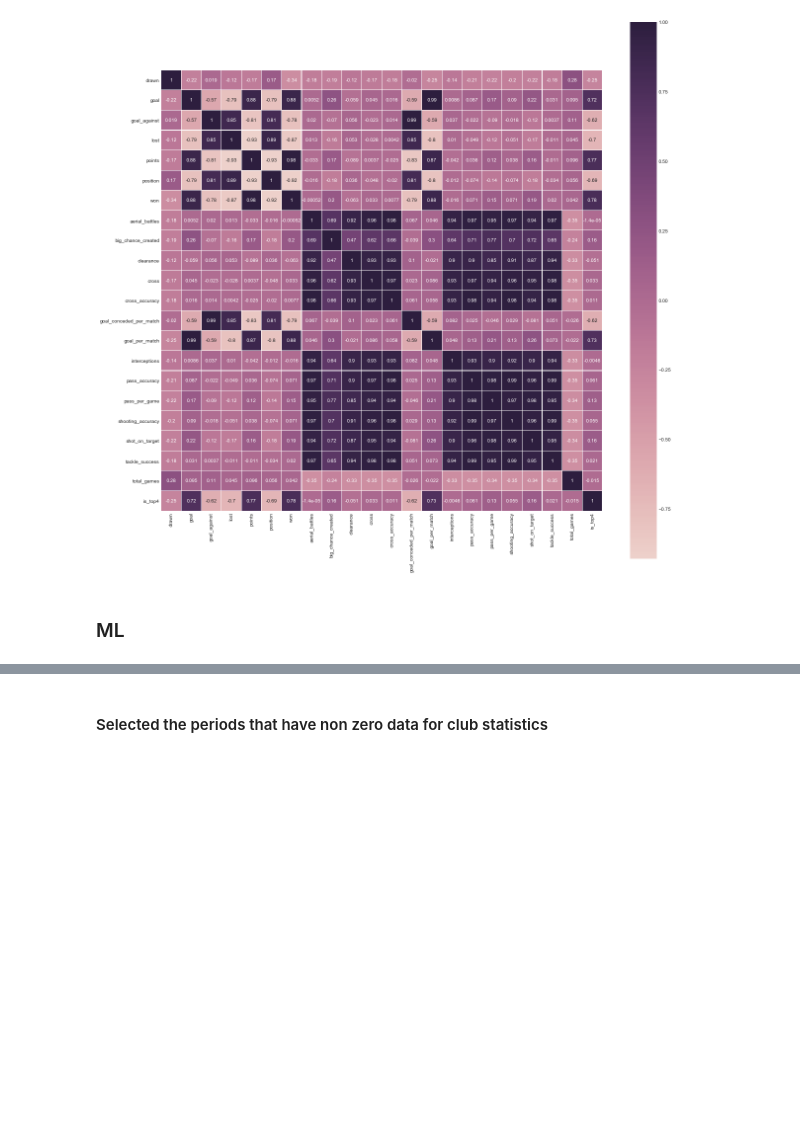
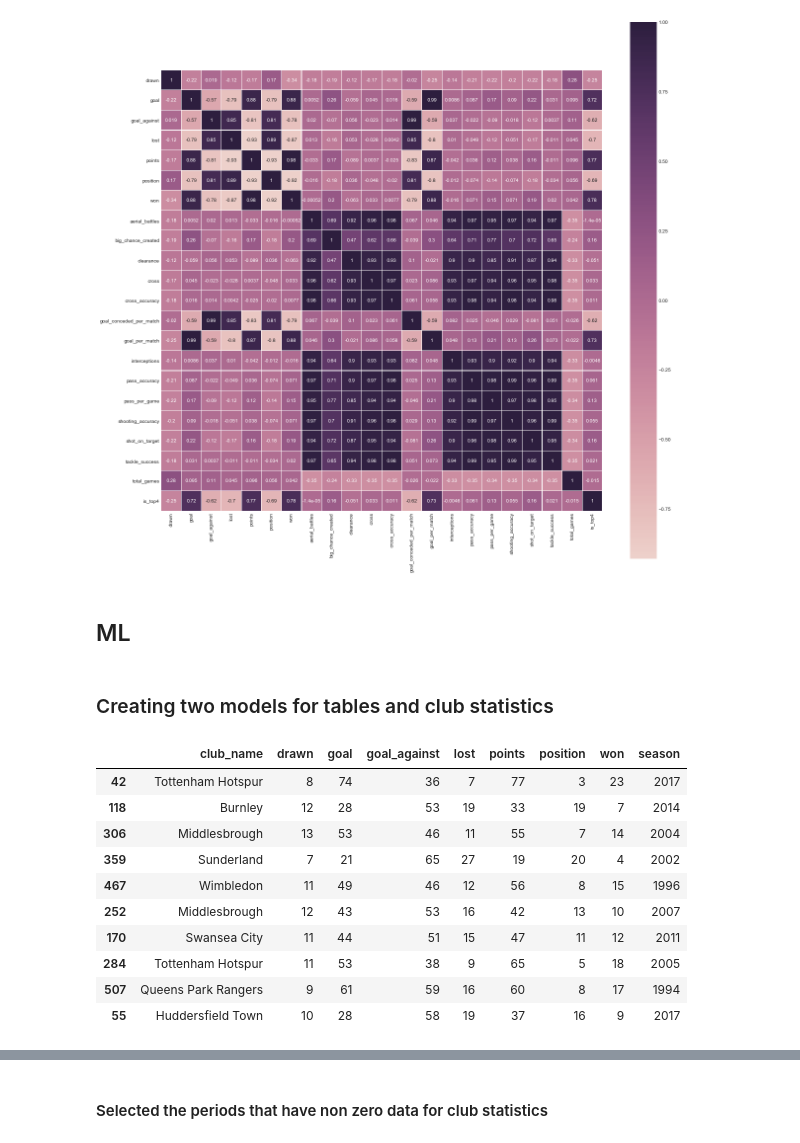
Before and after one commit to hyunilyoo/epl-prediction, a Jupyter notebook: Top4_Prediction.ipynb, the cells around one changed output, grey strips where cells are left out. Cells and saved outputs as stored; diff of their text form; code cells hidden in the pictures; blank space fills up the shorter version.

Commit message:
creating two df for two models

```diff
--- a/Top4_Prediction.ipynb
+++ b/Top4_Prediction.ipynb
@@ -457,4 +455,6 @@ plt.show()
 # %% [output]
 [figure]
 # %% [markdown]
-### ML
+## ML
+# %% [markdown]
+### Creating two models for tables and club statistics
@@ -460,0 +468,15 @@ plt.show()
+# %%
+# Creating training and test sets
+train_test_split()
+# %% [output]
+|  | club_name | drawn | goal | goal_against | lost | points | position | won | season |
+| 42 | Tottenham Hotspur | 8 | 74 | 36 | 7 | 77 | 3 | 23 | 2017 |
+| 118 | Burnley | 12 | 28 | 53 | 19 | 33 | 19 | 7 | 2014 |
+| 306 | Middlesbrough | 13 | 53 | 46 | 11 | 55 | 7 | 14 | 2004 |
+| 359 | Sunderland | 7 | 21 | 65 | 27 | 19 | 20 | 4 | 2002 |
+| 467 | Wimbledon | 11 | 49 | 46 | 12 | 56 | 8 | 15 | 1996 |
+| 252 | Middlesbrough | 12 | 43 | 53 | 16 | 42 | 13 | 10 | 2007 |
+| 170 | Swansea City | 11 | 44 | 51 | 15 | 47 | 11 | 12 | 2011 |
+| 284 | Tottenham Hotspur | 11 | 53 | 38 | 9 | 65 | 5 | 18 | 2005 |
+| 507 | Queens Park Rangers | 9 | 61 | 59 | 16 | 60 | 8 | 17 | 1994 |
+| 55 | Huddersfield Town | 10 | 28 | 58 | 19 | 37 | 16 | 9 | 2017 |
```
Also changed, not shown: parts of 12 cells of this notebook.
